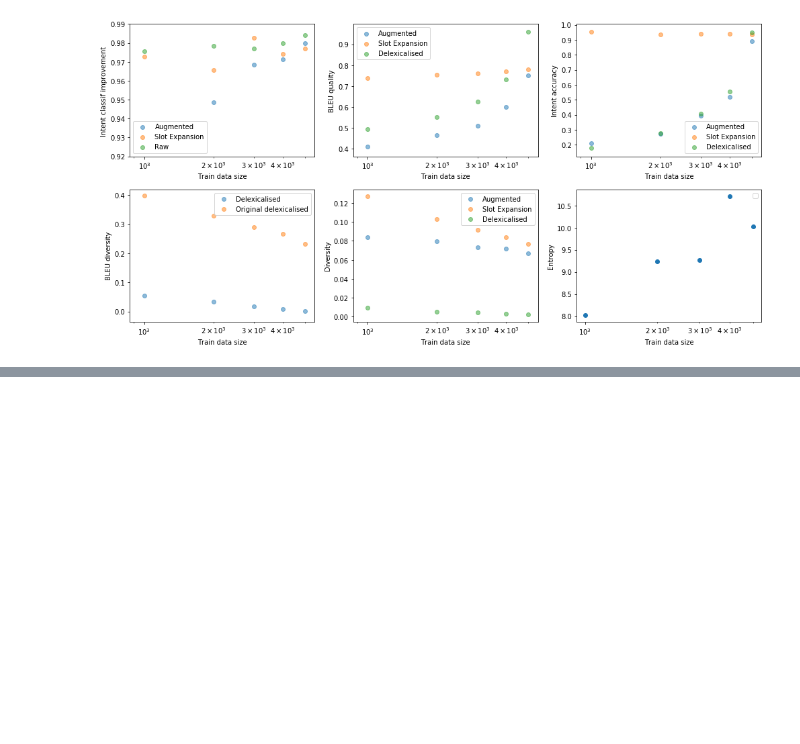
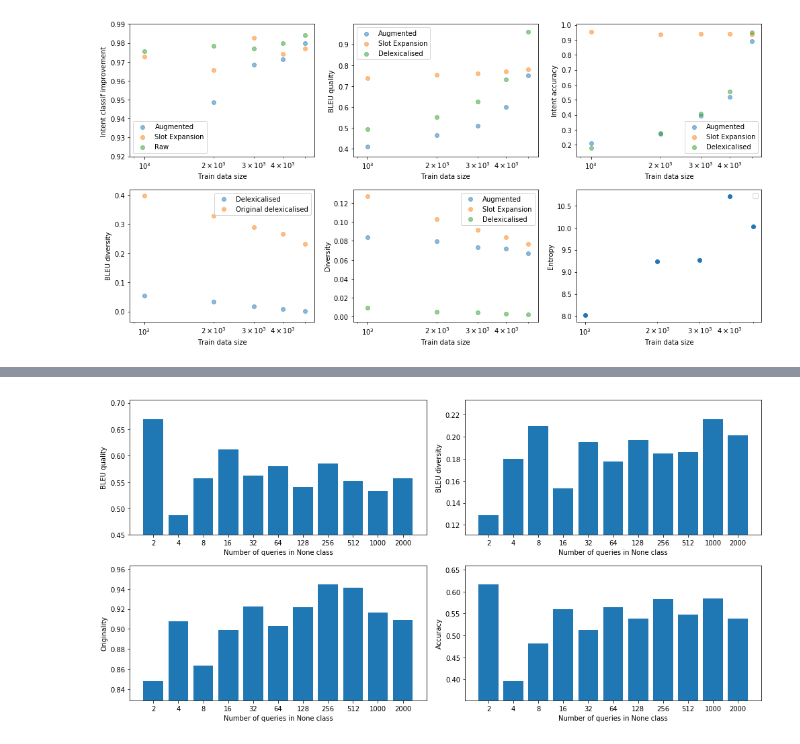
Before and after one commit to sonos/automatic-data-generation, a Jupyter notebook: automatic_data_generation/data-generation.ipynb, the cells around one changed output, grey strips where cells are left out. Saved outputs shown, nothing was run; the diff lists cells and outputs as text; code cells hidden in the pictures; blank space fills up the shorter version.

Commit message:
num_nones

```diff
--- a/automatic_data_generation/data-generation.ipynb
+++ b/automatic_data_generation/data-generation.ipynb
@@ -486,0 +503,30 @@ is it snowstorm  season in charleston
+# %%
+none_sizes = [str(run['args'].num_nones) for run in runs]
+
+intents = runs[0]['delexicalised_metrics']['bleu_scores']['quality'].keys()
+
+bleu_qualities     = [np.mean([    run['delexicalised_metrics']['bleu_scores']['quality'][intent] for intent in intents if intent!='None']) for run in runs]
+bleu_diversities   = [np.mean([  run['delexicalised_metrics']['bleu_scores']['diversity'][intent] for intent in intents if intent!='None']) for run in runs]
+bleu_originalities = [np.mean([run['delexicalised_metrics']['bleu_scores']['originality'][intent] for intent in intents if intent!='None']) for run in runs]
+accuracies         = [run['delexicalised_metrics']['intent_accuracy'] for run in runs]
+metrics = [bleu_qualities, bleu_diversities, bleu_originalities, accuracies]
+
+accuracies
+fig, axarr = plt.subplots(2,2, figsize=(14,7))
+axarr = axarr.flatten()
+
+for i, metric in enumerate(metrics):
+
+    axarr[i].bar(none_sizes, metric )
+    low, high, delta = min(metric), max(metric), max(metric) - min(metric)
+    axarr[i].set_ylim(low - 0.2 * delta, high + 0.2 * delta)
+    axarr[i].set_xlabel('Number of queries in None class')
+
+axarr[0].set_ylabel('BLEU quality'  )
+axarr[1].set_ylabel('BLEU diversity')
+axarr[2].set_ylabel('Originality'   )
+axarr[3].set_ylabel('Accuracy'      )
+
+fig.tight_layout()
+# %% [output]
+[figure, added]
```
Also changed, not shown: parts of 10 cells of this notebook, 1 other file.
